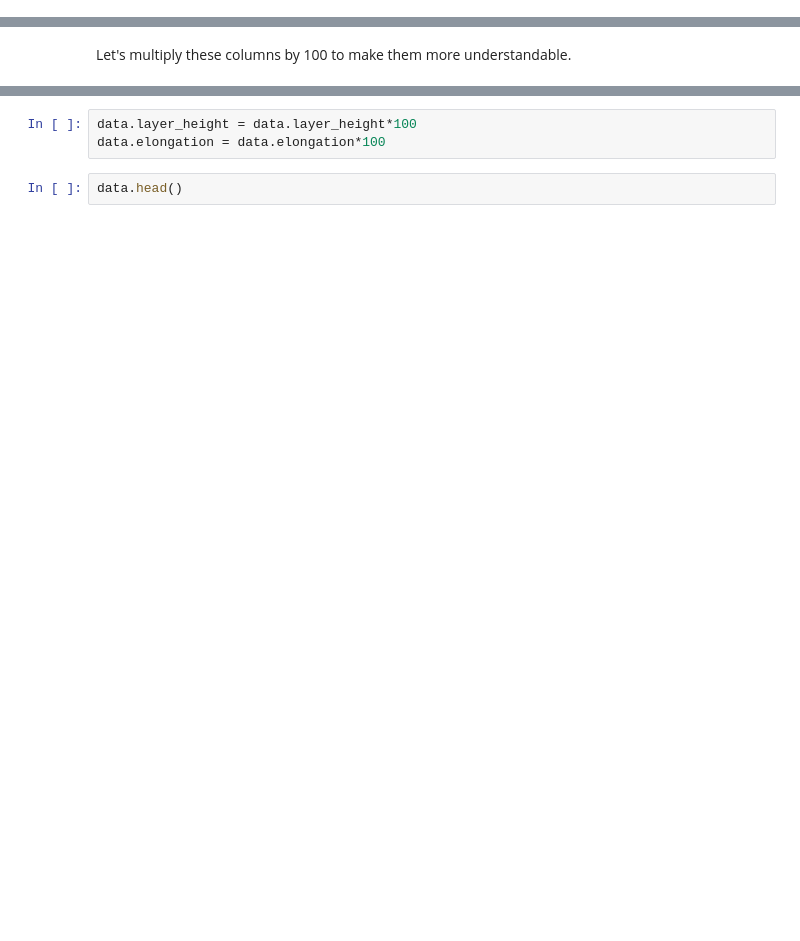
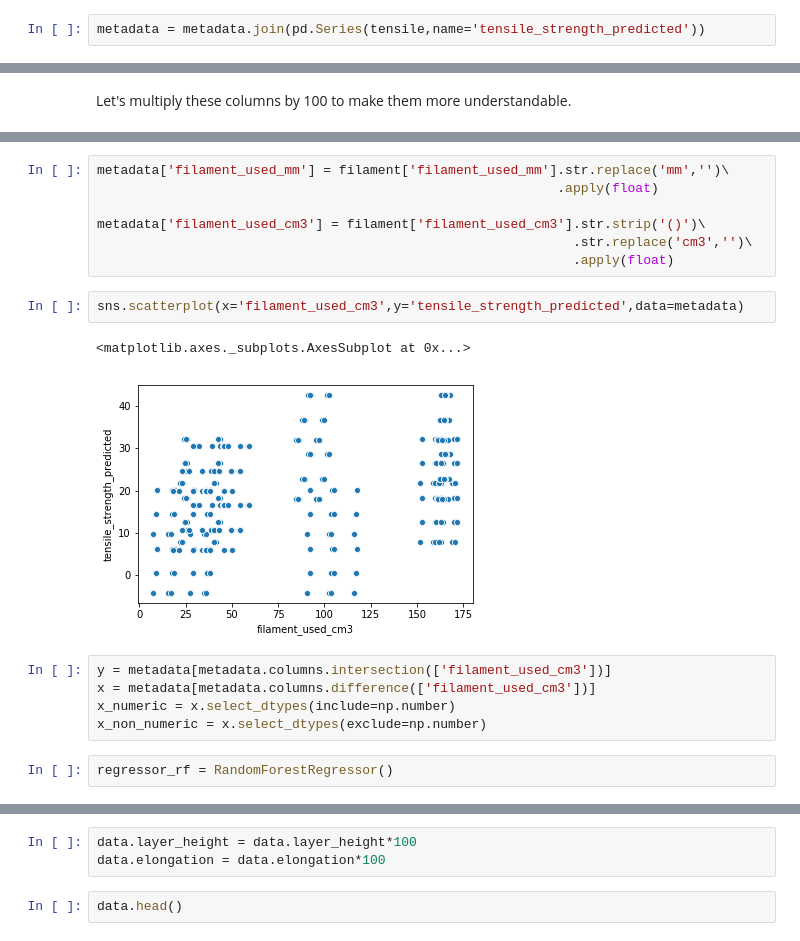
Before and after one commit to wilsonify/Opti3D, a Jupyter notebook: 3dprinter.ipynb, the cells around one changed output, grey strips where cells are left out. Cells and saved outputs as stored; diff of their text form; blank space fills up the shorter version.

Commit message:
model filament used

```diff
--- a/3dprinter.ipynb
+++ b/3dprinter.ipynb
@@ -161 +143,3 @@ sns.pairplot(newx)
+# %%
+metadata = metadata.join(pd.Series(tensile,name='tensile_strength_predicted'))
 # %%
@@ -173,0 +154,19 @@ TypeError: scatter() missing 2 required positional arguments: 'x' and 'y'
+# %%
+metadata['filament_used_mm'] = filament['filament_used_mm'].str.replace('mm','')\
+                                                           .apply(float)
+
+metadata['filament_used_cm3'] = filament['filament_used_cm3'].str.strip('()')\
+                                                             .str.replace('cm3','')\
+                                                             .apply(float)
+# %%
+sns.scatterplot(x='filament_used_cm3',y='tensile_strength_predicted',data=metadata)
+# %% [output]
+<matplotlib.axes._subplots.AxesSubplot at 0x...>
+[figure, added]
+# %%
+y = metadata[metadata.columns.intersection(['filament_used_cm3'])]
+x = metadata[metadata.columns.difference(['filament_used_cm3'])]
+x_numeric = x.select_dtypes(include=np.number)
+x_non_numeric = x.select_dtypes(exclude=np.number)
+# %%
+regressor_rf = RandomForestRegressor()
```
Also changed, not shown: parts of 22 cells of this notebook, 3 other files.
